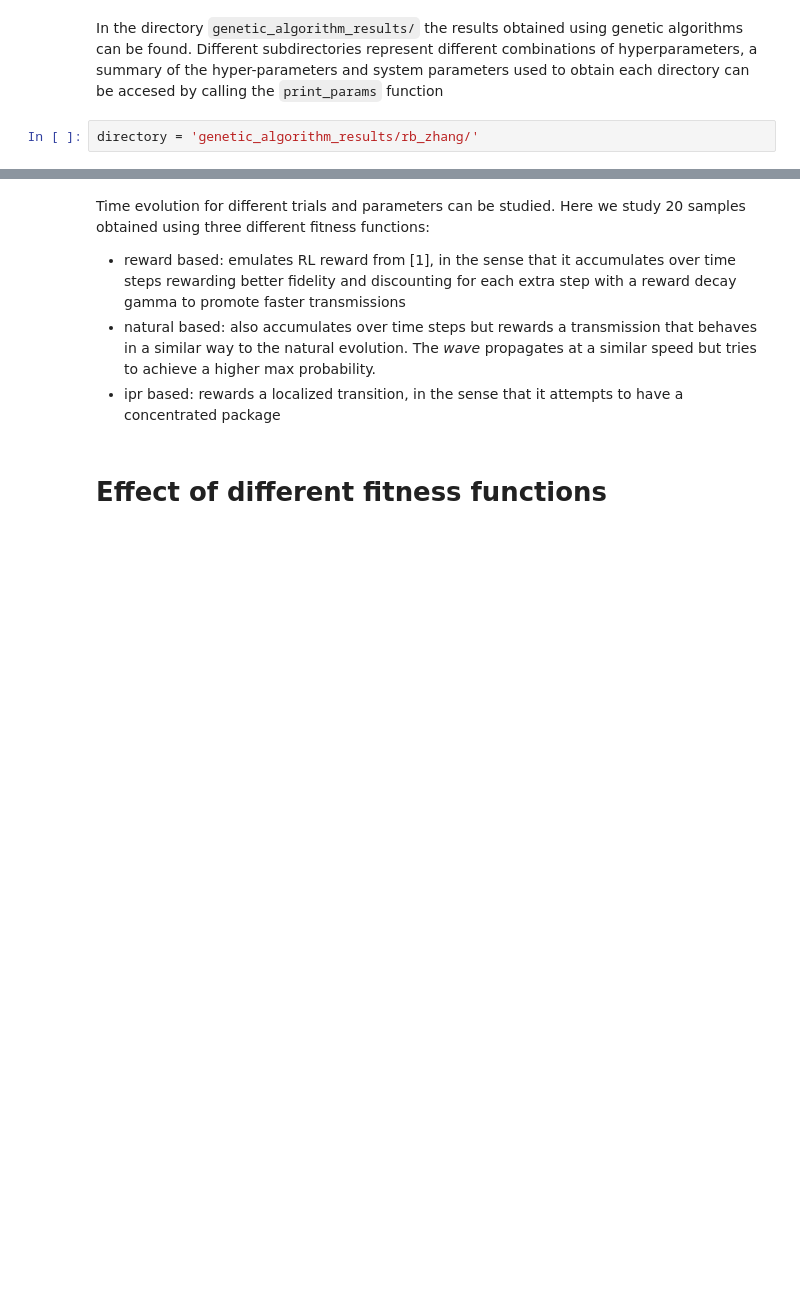
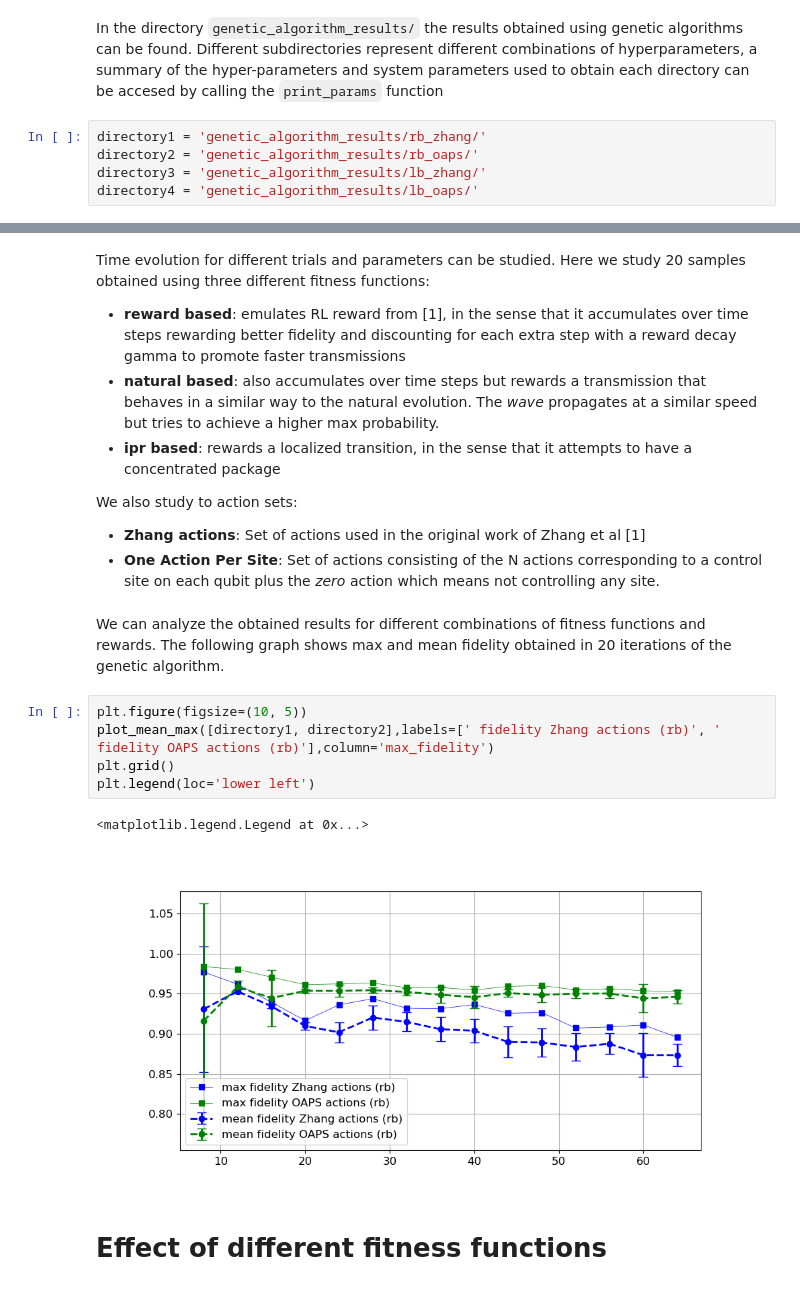
Before and after one commit to sofips/dynamic_control_for_QST, a Jupyter notebook: results_summary.ipynb, the cells around one changed output, grey strips where cells are left out. Drawn from its saved outputs; the diff is of its cells as text; blank space fills up the shorter version.

Commit message:
more graphing functions

```diff
--- a/results_summary.ipynb
+++ b/results_summary.ipynb
@@ -19,5 +20,8 @@ mpl.rcParams['axes.prop_cycle'] = mpl.cycler(color=["b", "g", "r", 'k','y' , 'm'
 # %% [markdown]
 In the directory `genetic_algorithm_results/` the results obtained using genetic algorithms can be found. Different subdirectories represent different combinations of hyperparameters, a summary of the hyper-parameters and system parameters used to obtain each directory can be accesed by calling the `print_params` function
 # %%
-directory = 'genetic_algorithm_results/rb_zhang/'
+directory1 = 'genetic_algorithm_results/rb_zhang/'
+directory2 = 'genetic_algorithm_results/rb_oaps/'
+directory3 = 'genetic_algorithm_results/lb_zhang/'
+directory4 = 'genetic_algorithm_results/lb_oaps/'
 # %%
@@ -42,8 +46,22 @@ Showing parameters for genetic_algorithm_results/rb_zhang/:
 ╘═══════════════════╧═══════════════════════╧══════════════╛
 # %% [markdown]
 Time evolution for different trials and parameters can be studied. Here we study 20 samples obtained using three different fitness functions:
-- reward based: emulates RL reward from [1], in the sense that it accumulates over time steps rewarding better fidelity and discounting for each extra step with a reward decay gamma to promote faster transmissions
-- natural based: also accumulates over time steps but rewards a transmission that behaves in a similar way to the natural evolution. The *wave* propagates at a similar speed but tries to achieve a higher max probability.
-- ipr based: rewards a localized transition, in the sense that it attempts to have a concentrated package
+- **reward based**: emulates RL reward from [1], in the sense that it accumulates over time steps rewarding better fidelity and discounting for each extra step with a reward decay gamma to promote faster transmissions
+- **natural based**: also accumulates over time steps but rewards a transmission that behaves in a similar way to the natural evolution. The *wave* propagates at a similar speed but tries to achieve a higher max probability.
+- **ipr based**: rewards a localized transition, in the sense that it attempts to have a concentrated package
+
+We also study to action sets:
+- **Zhang actions**: Set of actions used in the original work of Zhang et al [1]
+- **One Action Per Site**: Set of actions consisting of the N actions corresponding to a control site on each qubit plus the *zero* action which means not controlling any site.
+# %% [markdown]
+We can analyze the obtained results for different combinations of fitness functions and rewards. The following graph shows max and mean fidelity obtained in 20 iterations of the genetic algorithm.
+# %%
+plt.figure(figsize=(10, 5))
+plot_mean_max([directory1, directory2],labels=[' fidelity Zhang actions (rb)', ' fidelity OAPS actions (rb)'],column='max_fidelity')
+plt.grid()
+plt.legend(loc='lower left')
+# %% [output]
+<matplotlib.legend.Legend at 0x...>
+[figure, added]
 # %% [markdown]
 # Effect of different fitness functions
```
Also changed, not shown: parts of 6 cells of this notebook, 1 other file.
